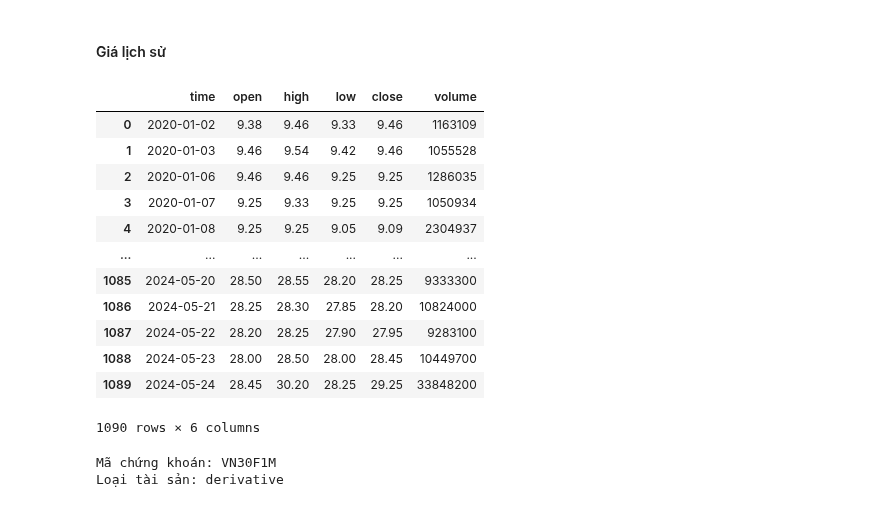
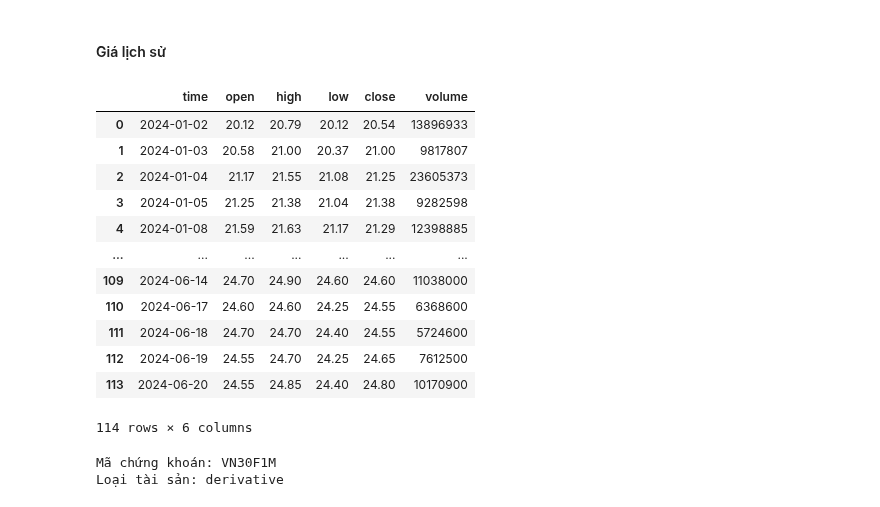
Before and after one commit to thinh-vu/vnstock, a Jupyter notebook: docs/1_vietnam_stock_vnstock3.ipynb, the cells around one changed output. Saved outputs shown, nothing was run; the diff lists cells and outputs as text; code cells hidden in the pictures.

```diff
--- a/docs/1_vietnam_stock_vnstock3.ipynb
+++ b/docs/1_vietnam_stock_vnstock3.ipynb
@@ -41,5 +59,5 @@ from vnstock3 import Vnstock
 * Chọn nguồn dữ liệu thuộc danh sách được hỗ trợ: VCI, TCBS cho chứng khoán trong nước, MSN cho dữ liệu chứng khoán quốc tế và sàn HOSE.
 # %%
 from vnstock3 import Vnstock
-stock = Vnstock().stock(symbol='VN30F1M', source='VCI')
+stock = Vnstock().stock(symbol='ACB', source='VCI')
 # %% [output]
@@ -148,22 +166,22 @@ stock.listing.industries_icb()
 # %% [markdown]
 #### Giá lịch sử
 # %%
-df = stock.quote.history(start='2020-01-01', end='2024-12-31')
+df = stock.quote.history(start='2024-01-01', end='2024-06-21', interval='1D')
 df
 # %% [output]
 |  | time | open | high | low | close | volume |
-| 0 | 2020-01-02 | 9.38 | 9.46 | 9.33 | 9.46 | 1163109 |
-| 1 | 2020-01-03 | 9.46 | 9.54 | 9.42 | 9.46 | 1055528 |
-| 2 | 2020-01-06 | 9.46 | 9.46 | 9.25 | 9.25 | 1286035 |
-| 3 | 2020-01-07 | 9.25 | 9.33 | 9.25 | 9.25 | 1050934 |
-| 4 | 2020-01-08 | 9.25 | 9.25 | 9.05 | 9.09 | 2304937 |
+| 0 | 2024-01-02 | 20.12 | 20.79 | 20.12 | 20.54 | 13896933 |
+| 1 | 2024-01-03 | 20.58 | 21.00 | 20.37 | 21.00 | 9817807 |
+| 2 | 2024-01-04 | 21.17 | 21.55 | 21.08 | 21.25 | 23605373 |
+| 3 | 2024-01-05 | 21.25 | 21.38 | 21.04 | 21.38 | 9282598 |
+| 4 | 2024-01-08 | 21.59 | 21.63 | 21.17 | 21.29 | 12398885 |
 | ... | ... | ... | ... | ... | ... | ... |
-| 1085 | 2024-05-20 | 28.50 | 28.55 | 28.20 | 28.25 | 9333300 |
-| 1086 | 2024-05-21 | 28.25 | 28.30 | 27.85 | 28.20 | 10824000 |
-| 1087 | 2024-05-22 | 28.20 | 28.25 | 27.90 | 27.95 | 9283100 |
-| 1088 | 2024-05-23 | 28.00 | 28.50 | 28.00 | 28.45 | 10449700 |
-| 1089 | 2024-05-24 | 28.45 | 30.20 | 28.25 | 29.25 | 33848200 |
+| 109 | 2024-06-14 | 24.70 | 24.90 | 24.60 | 24.60 | 11038000 |
+| 110 | 2024-06-17 | 24.60 | 24.60 | 24.25 | 24.55 | 6368600 |
+| 111 | 2024-06-18 | 24.70 | 24.70 | 24.40 | 24.55 | 5724600 |
+| 112 | 2024-06-19 | 24.55 | 24.70 | 24.25 | 24.65 | 7612500 |
+| 113 | 2024-06-20 | 24.55 | 24.85 | 24.40 | 24.80 | 10170900 |
-1090 rows × 6 columns
+114 rows × 6 columns
 # %%
 # Tất cả dataframe dữ liệu sẽ được gán thuộc tính tên và loại tài sản tương ứng
 print(f'Mã chứng khoán: {df.name}')
```
Also changed, not shown: parts of 2 cells of this notebook, 8 other files.
